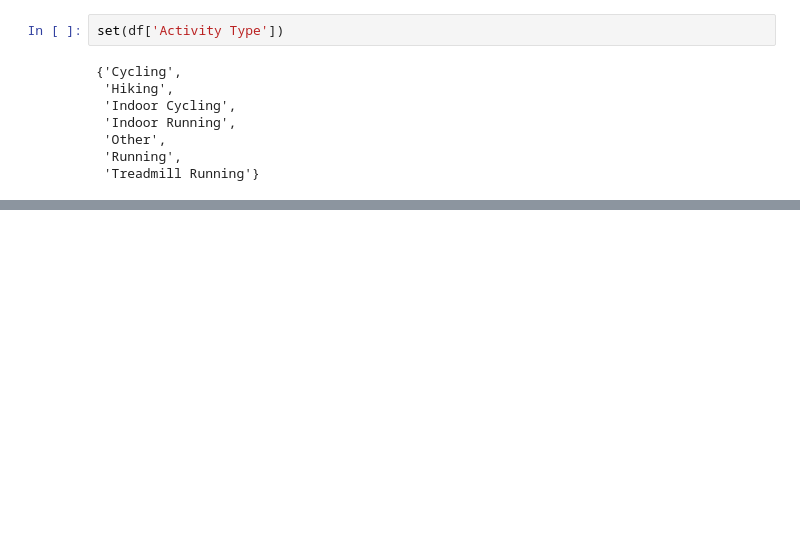
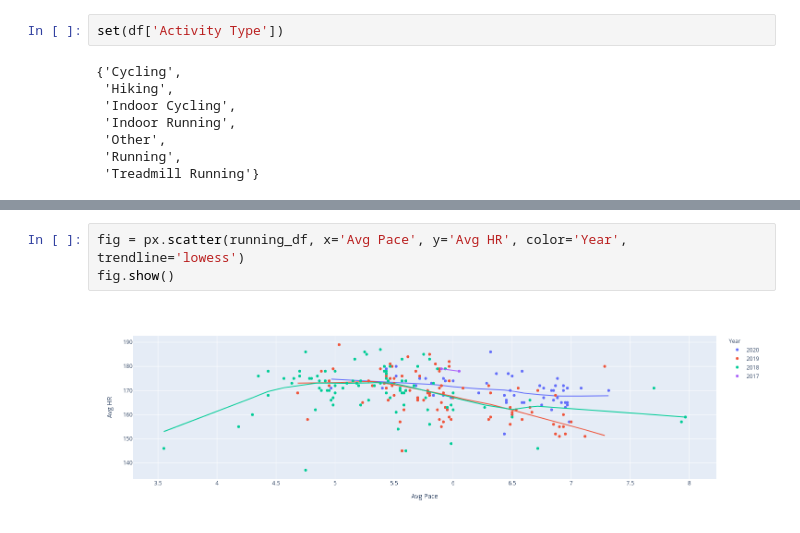
Before and after one commit to zyf0717/garmin-data-analysis, a Jupyter notebook: analysis.ipynb, the cells around one changed output, grey strips where cells are left out. Saved outputs shown, nothing was run; the diff lists cells and outputs as text; blank space fills up the shorter version.

```diff
--- a/analysis.ipynb
+++ b/analysis.ipynb
@@ -164,3 +183,8 @@ fig.show()
+# %%
+fig = px.scatter(running_df, x='Avg Pace', y='Avg HR', color='Year', trendline='lowess')
+fig.show()
+# %% [output]
+[figure, added]
 # %%
 table_tennis_df = df[df['Title'] == 'Table Tennis'].reset_index(drop=True)
 
```
Also changed, not shown: parts of 6 cells of this notebook.
